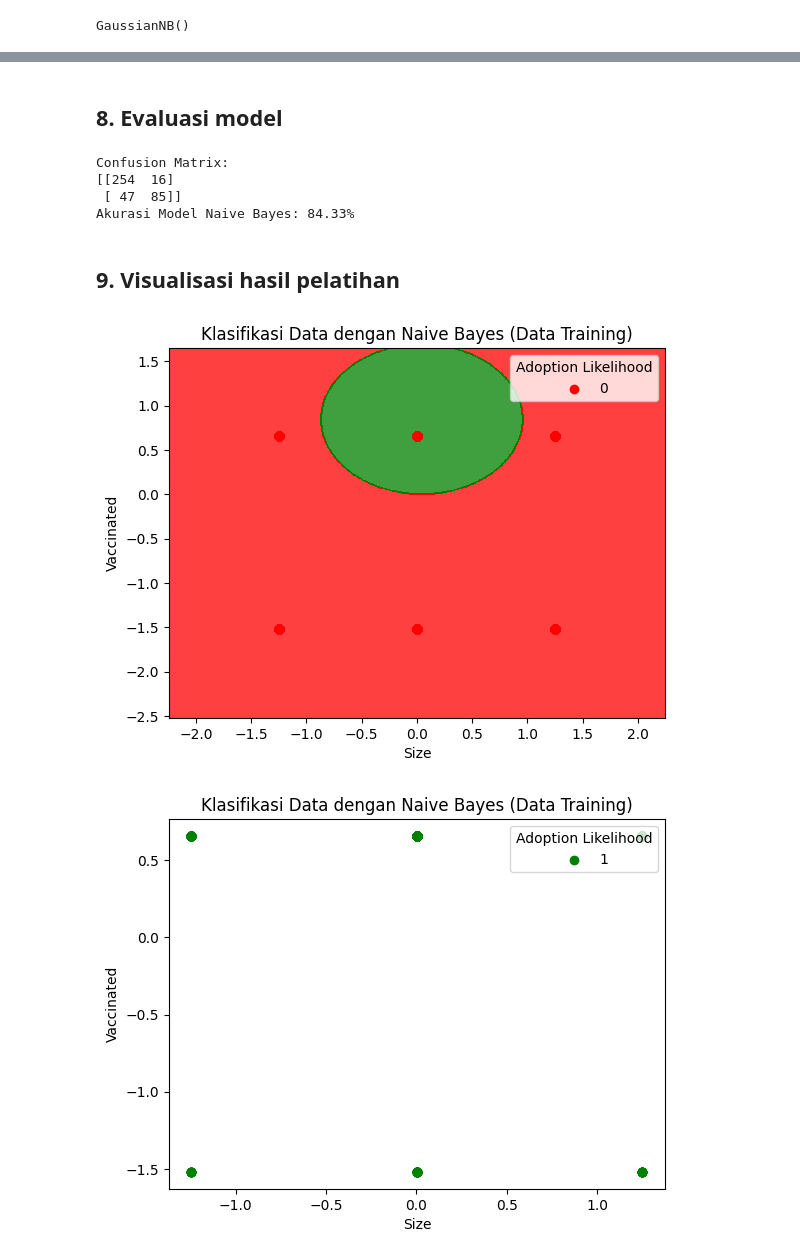
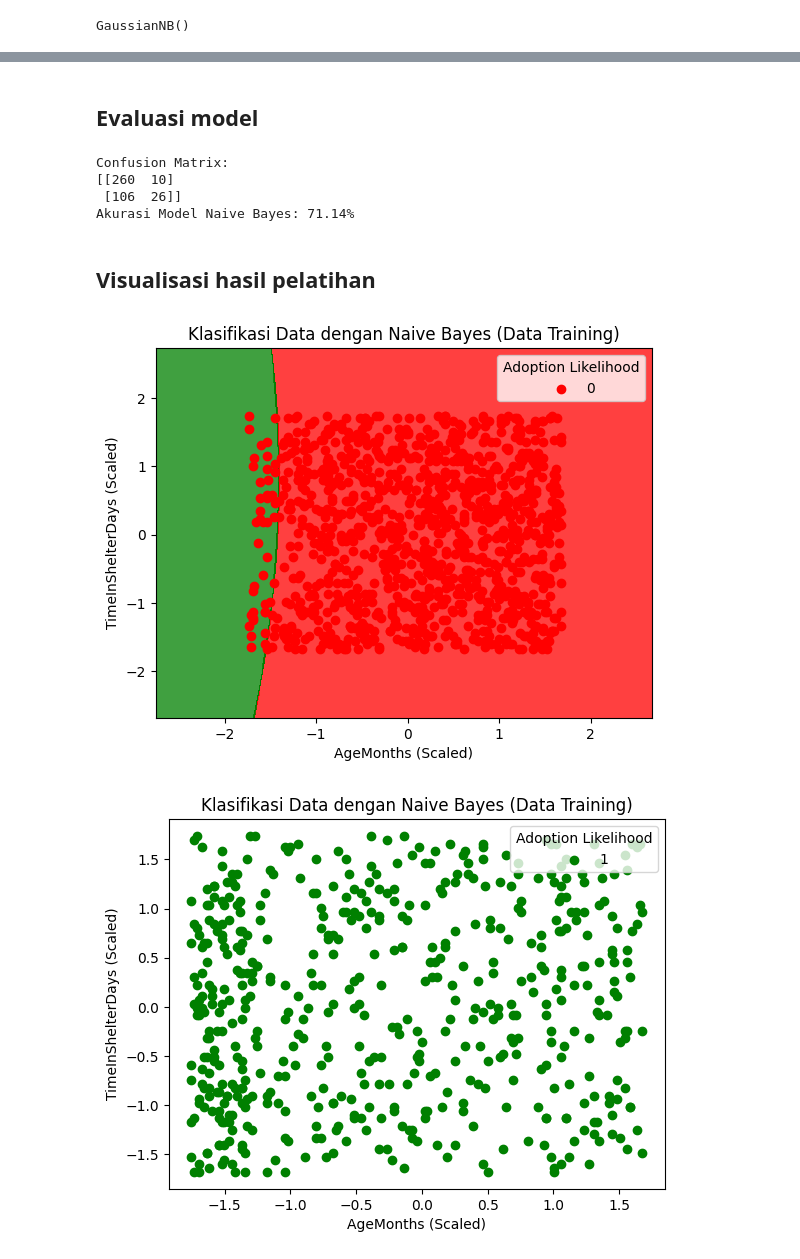
Before and after one commit to restudev/Data-Mining, a Jupyter notebook: Minggu ke-5/naive_bayes_pet.ipynb, the cells around one changed output, grey strips where cells are left out. Cells and saved outputs as stored; diff of their text form; code cells hidden in the pictures.

Commit message:
naive bayes

```diff
--- a/Minggu ke-5/naive_bayes_pet.ipynb
+++ b/Minggu ke-5/naive_bayes_pet.ipynb
@@ -119,7 +119,7 @@ dataset.head()
 | 4 | 504 | 3 | 5 | 123 | 2 | 0 | 20.498100 | 0 | 0 | ... |
 # %%
 # Memilih fitur dan label
-X = dataset.iloc[:, [5, 7]].values
+X = dataset.iloc[:, [3, 9]].values
 y = dataset.iloc[:, -1].values
 # %%
 import seaborn as sns
@@ -224,7 +224,7 @@ GaussianNB()
 # %%
 y_pred = classifier.predict(X_test)
 # %% [markdown]
-## **8. Evaluasi model**
+## **Evaluasi model**
 # %%
 # Menghitung dan menampilkan confusion matrix
 from sklearn.metrics import confusion_matrix, accuracy_score
@@ -236,29 +236,29 @@ accuracy = accuracy_score(y_test, y_pred)
 print(f'Akurasi Model Naive Bayes: {accuracy * 100:.2f}%')
 # %% [output]
 Confusion Matrix:
-[[254  16]
- [ 47  85]]
-Akurasi Model Naive Bayes: 84.33%
+[[260  10]
+ [106  26]]
+Akurasi Model Naive Bayes: 71.14%
 # %% [markdown]
-## **9. Visualisasi hasil pelatihan**
+## **Visualisasi hasil pelatihan**
 # %%
 from matplotlib.colors import ListedColormap
 X_set, y_set = X_train, y_train
 X1, X2 = np.meshgrid(np.arange(start = X_set[:, 0].min() - 1, stop = X_set[:, 0].max() + 1, step = 0.01),
                      np.arange(start = X_set[:, 1].min() - 1, stop = X_set[:, 1].max() + 1, step = 0.01))
 plt.contourf(X1, X2, classifier.predict(np.array([X1.ravel(), X2.ravel()]).T).reshape(X1.shape),
              alpha = 0.75, cmap = ListedColormap(('red', 'green')))
 plt.xlim(X1.min(), X1.max())
 plt.ylim(X2.min(), X2.max())
 for i, j in enumerate(np.unique(y_set)):
     plt.scatter(X_set[y_set == j, 0], X_set[y_set == j, 1],
                 c = ListedColormap(('red', 'green'))(i), label = j)
     plt.title('Klasifikasi Data dengan Naive Bayes (Data Training)')
-    plt.xlabel('Size')
-    plt.ylabel('Vaccinated')
+    plt.xlabel('AgeMonths (Scaled)')
+    plt.ylabel('TimeInShelterDays (Scaled)')
     plt.legend(title='Adoption Likelihood', loc='upper right')
     plt.show()
 # %% [output]
-[figure, old version]
+[figure, new version]
-[figure, old version]
+[figure, new version]
 # %% [markdown]
```
Also changed, not shown: parts of 11 cells of this notebook.
